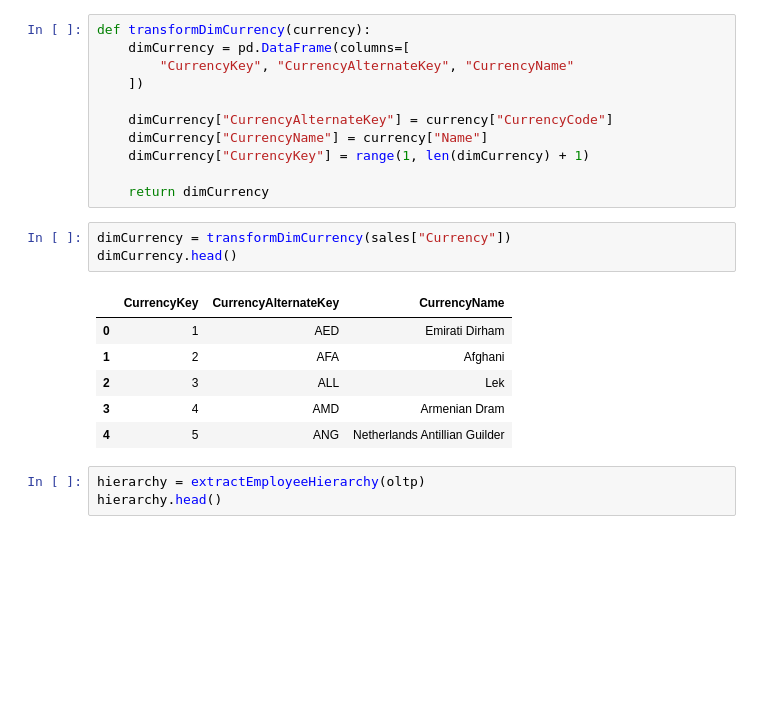
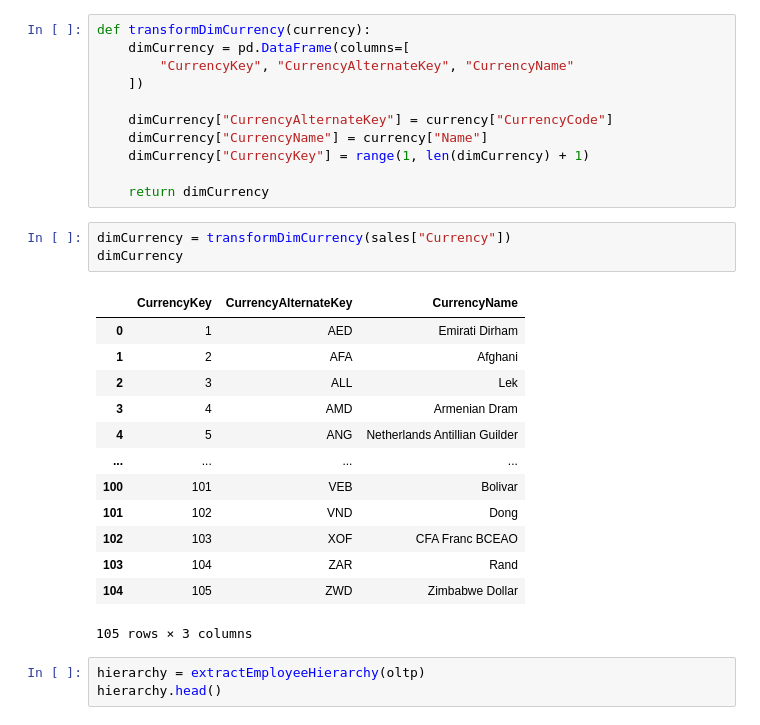
Before and after one commit to AngieJoya99/ETL-proyecto, a Jupyter notebook: pruebaConexion.ipynb, the cells around one changed output. Drawn from its saved outputs; the diff is of its cells as text; blank space fills up the shorter version.

```diff
--- a/pruebaConexion.ipynb
+++ b/pruebaConexion.ipynb
@@ -185,14 +185,21 @@ def transformDimCurrency(currency):
     return dimCurrency
 # %%
 dimCurrency = transformDimCurrency(sales["Currency"])
-dimCurrency.head()
+dimCurrency
 # %% [output]
 |  | CurrencyKey | CurrencyAlternateKey | CurrencyName |
 | 0 | 1 | AED | Emirati Dirham |
 | 1 | 2 | AFA | Afghani |
 | 2 | 3 | ALL | Lek |
 | 3 | 4 | AMD | Armenian Dram |
 | 4 | 5 | ANG | Netherlands Antillian Guilder |
+| ... | ... | ... | ... |
+| 100 | 101 | VEB | Bolivar |
+| 101 | 102 | VND | Dong |
+| 102 | 103 | XOF | CFA Franc BCEAO |
+| 103 | 104 | ZAR | Rand |
+| 104 | 105 | ZWD | Zimbabwe Dollar |
+105 rows × 3 columns
 # %%
 hierarchy = extractEmployeeHierarchy(oltp)
 hierarchy.head()
```
Also changed, not shown: parts of 10 cells of this notebook, 1 other file.
